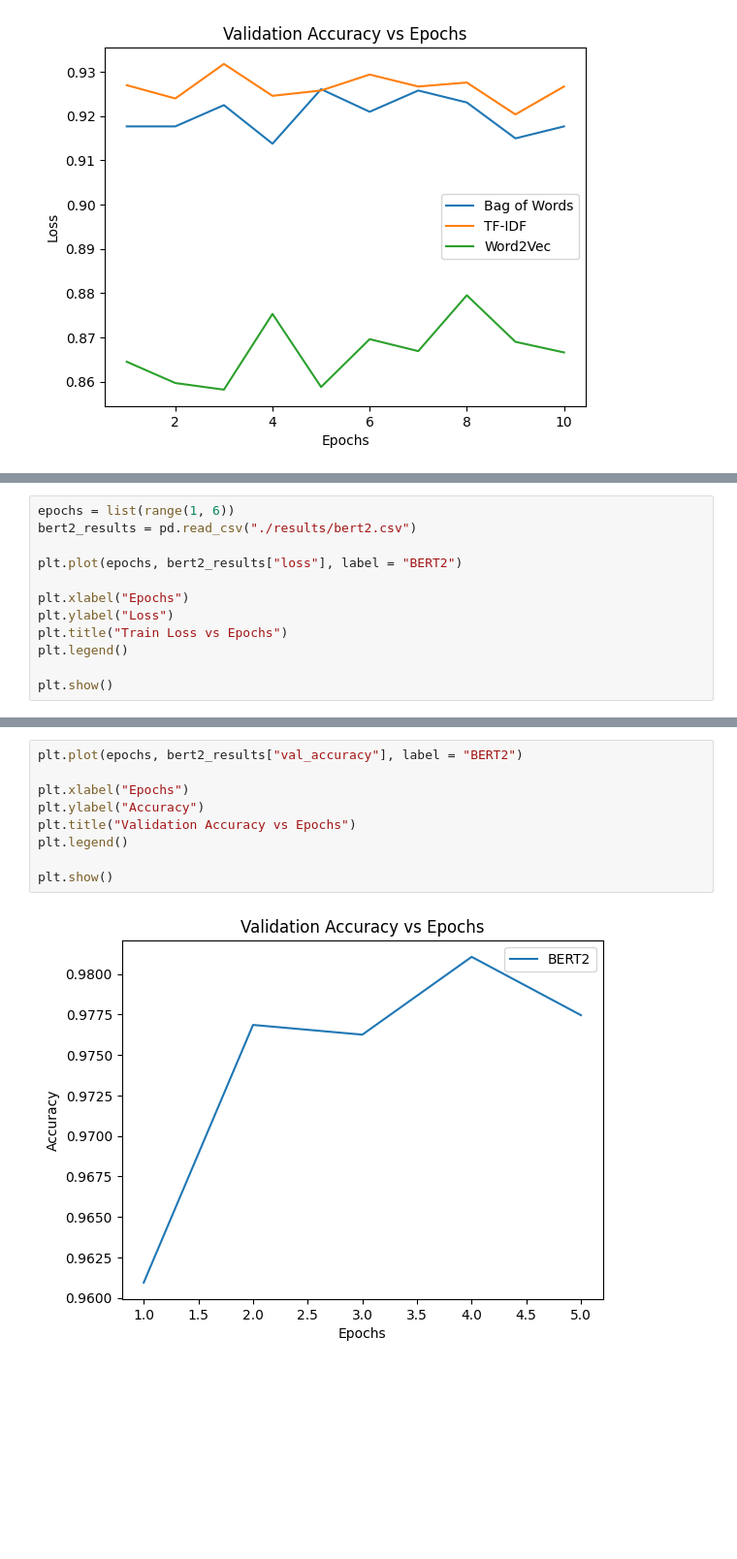
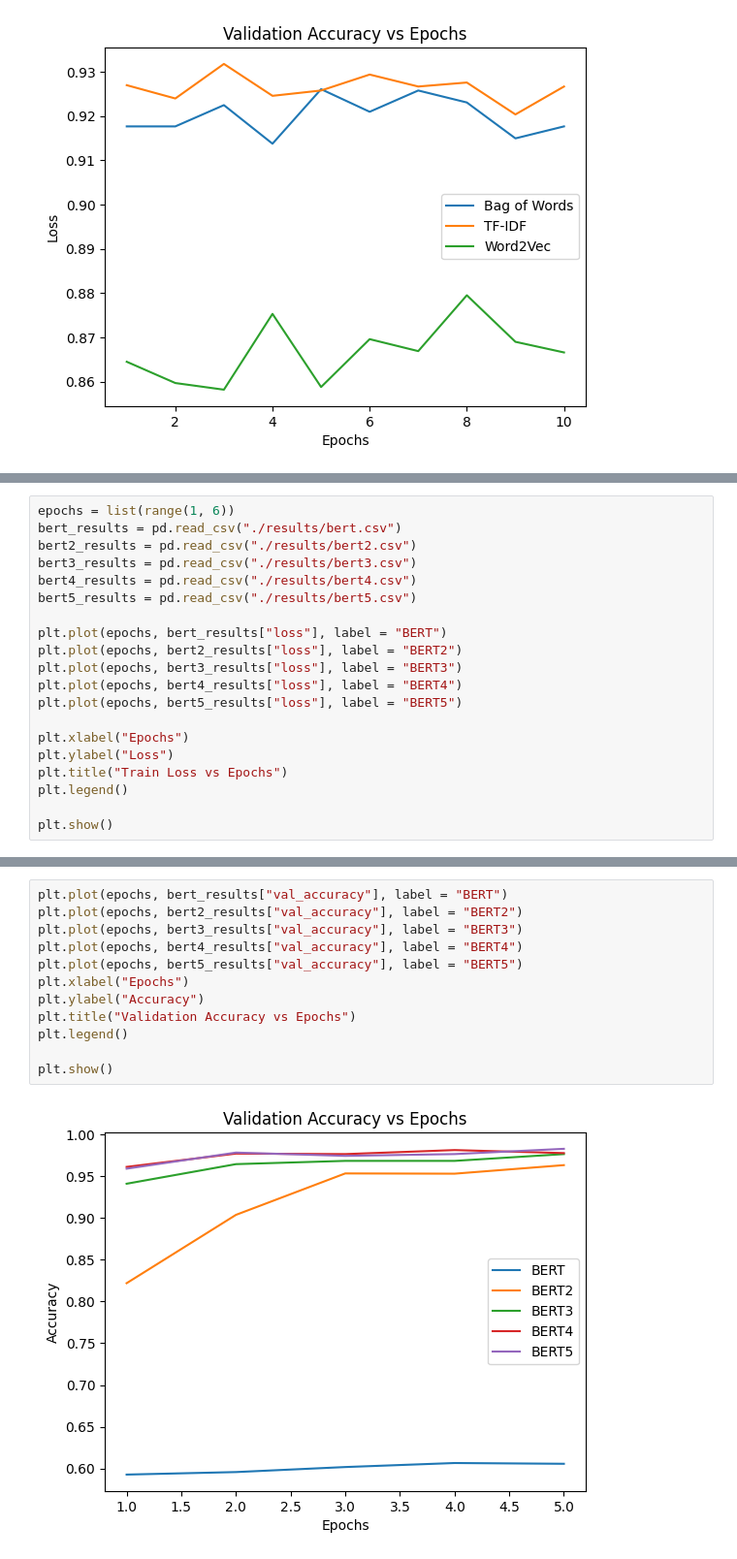
Before and after one commit to abdeliibrahim/ecs271_project, a Jupyter notebook: graphs.ipynb, the cells around one changed output, grey strips where cells are left out. Shown: that part at 97% size. Cells and saved outputs as stored; diff of their text form; blank space fills up the shorter version.

Commit message:
graphs

```diff
--- a/graphs.ipynb
+++ b/graphs.ipynb
@@ -123,8 +132,16 @@ Froze 6 encoder layers, fine-tune every other layer
 # %%
 epochs = list(range(1, 6))
+bert_results = pd.read_csv("./results/bert.csv")
 bert2_results = pd.read_csv("./results/bert2.csv")
+bert3_results = pd.read_csv("./results/bert3.csv")
+bert4_results = pd.read_csv("./results/bert4.csv")
+bert5_results = pd.read_csv("./results/bert5.csv")
 
+plt.plot(epochs, bert_results["loss"], label = "BERT")
 plt.plot(epochs, bert2_results["loss"], label = "BERT2")
+plt.plot(epochs, bert3_results["loss"], label = "BERT3")
+plt.plot(epochs, bert4_results["loss"], label = "BERT4")
+plt.plot(epochs, bert5_results["loss"], label = "BERT5")
 
 plt.xlabel("Epochs")
 plt.ylabel("Loss")
@@ -148,11 +169,14 @@ plt.show()
 # %%
+plt.plot(epochs, bert_results["val_accuracy"], label = "BERT")
 plt.plot(epochs, bert2_results["val_accuracy"], label = "BERT2")
-
+plt.plot(epochs, bert3_results["val_accuracy"], label = "BERT3")
+plt.plot(epochs, bert4_results["val_accuracy"], label = "BERT4")
+plt.plot(epochs, bert5_results["val_accuracy"], label = "BERT5")
 plt.xlabel("Epochs")
 plt.ylabel("Accuracy")
 plt.title("Validation Accuracy vs Epochs")
 plt.legend()
 
 plt.show()
 # %% [output]
-[figure, old version]
+[figure, new version]
```
Also changed, not shown: parts of 5 cells of this notebook, 6 other files.
